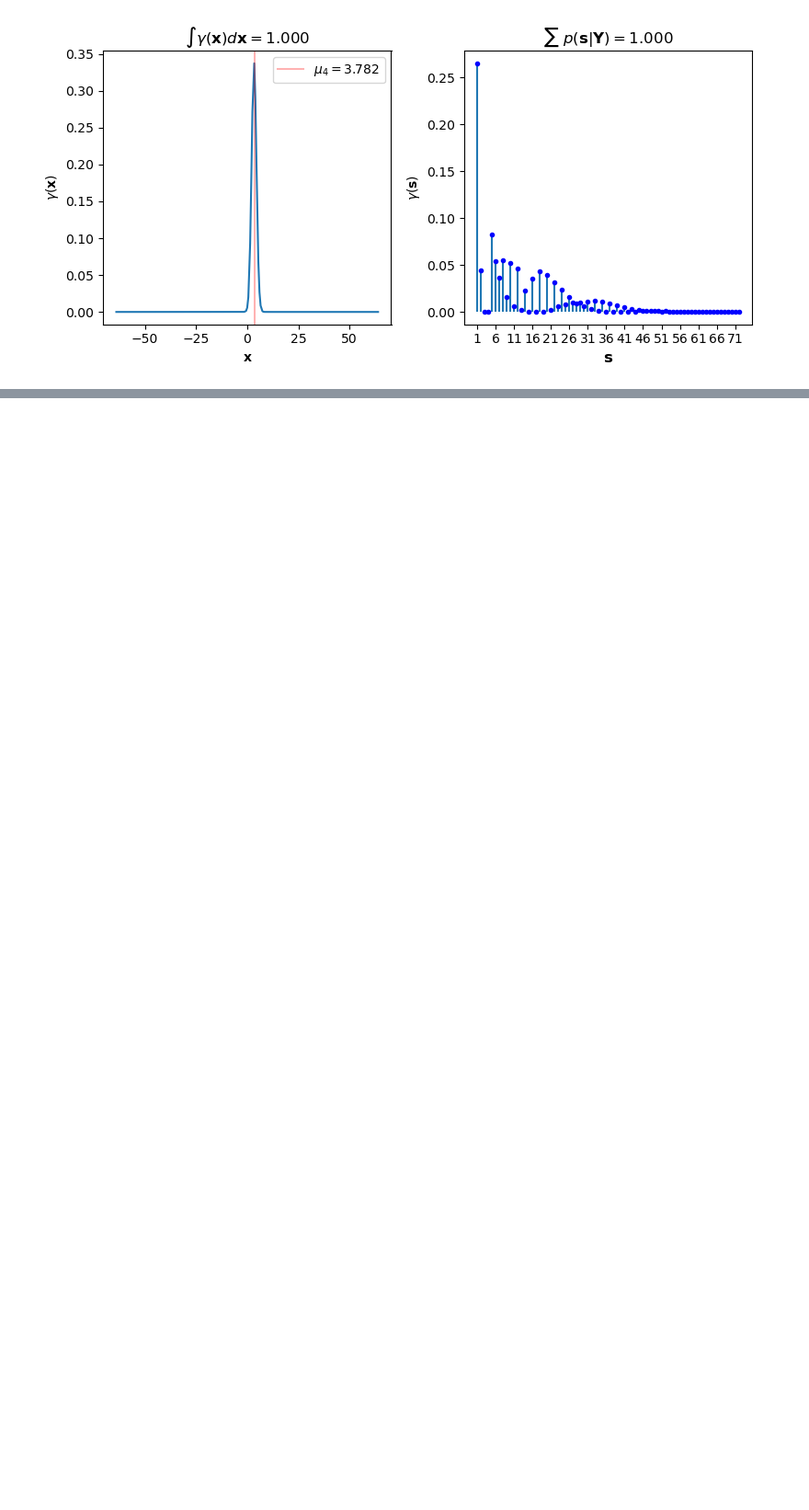
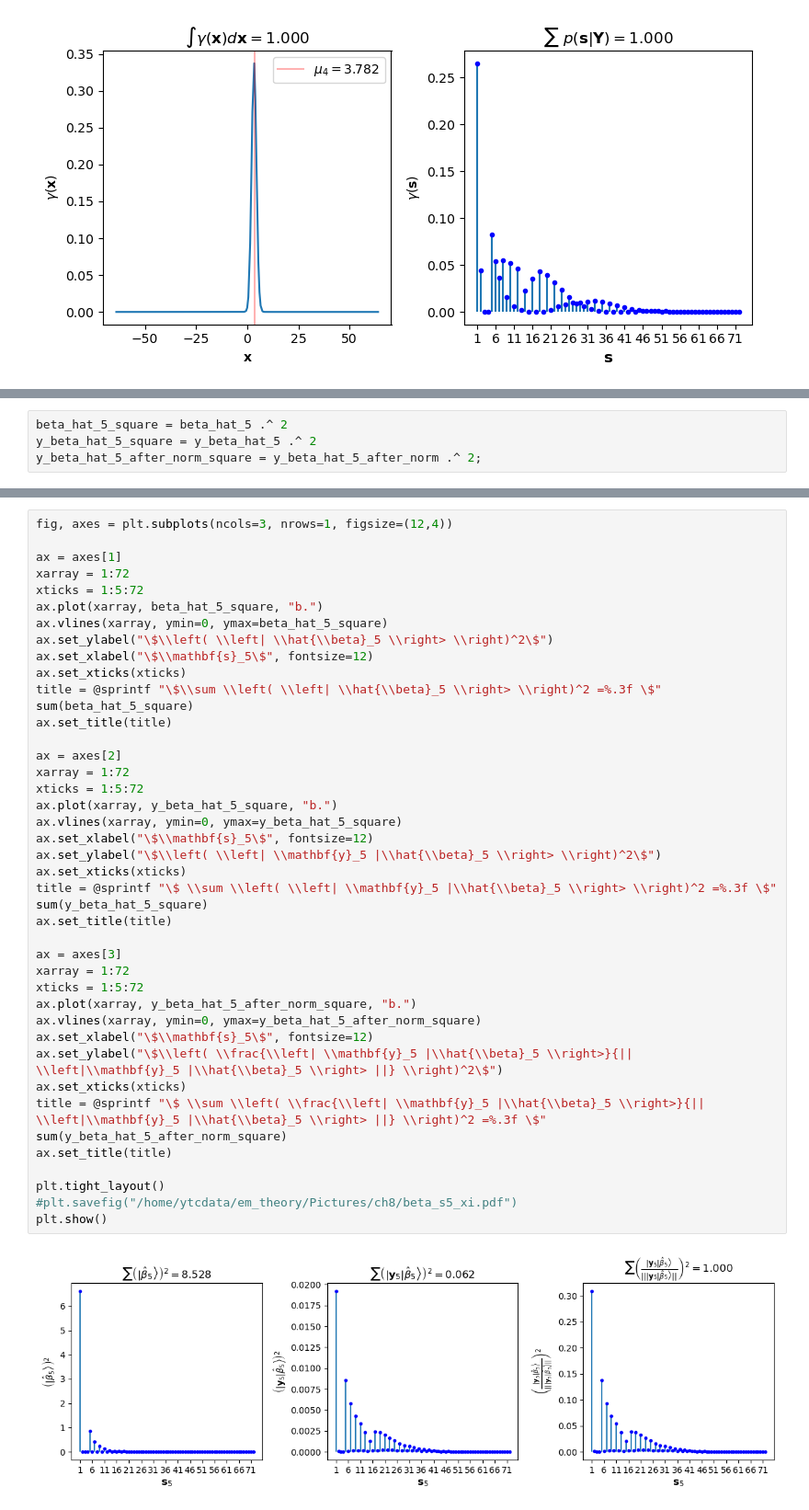
Before and after one commit to yizaochen/md_pisl, a Jupyter notebook: notebooks/diffusion_coefficient/eigenspace_graphical_EM_A_0.ipynb, the cells around one changed output, grey strips where cells are left out. Shown: that part at 92% size. Saved outputs shown, nothing was run; the diff lists cells and outputs as text; blank space fills up the shorter version.

```diff
--- a/notebooks/diffusion_coefficient/eigenspace_graphical_EM_A_0.ipynb
+++ b/notebooks/diffusion_coefficient/eigenspace_graphical_EM_A_0.ipynb
@@ -257,0 +335,4 @@ sqrt.(r_sqrt_array[1:6])
+# %%
+beta_hat_5_square = beta_hat_5 .^ 2
+y_beta_hat_5_square = y_beta_hat_5 .^ 2
+y_beta_hat_5_after_norm_square = y_beta_hat_5_after_norm .^ 2;
@@ -257,0 +374,41 @@ sqrt.(r_sqrt_array[1:6])
+# %%
+fig, axes = plt.subplots(ncols=3, nrows=1, figsize=(12,4))
+
+ax = axes[1]
+xarray = 1:72
+xticks = 1:5:72
+ax.plot(xarray, beta_hat_5_square, "b.")
+ax.vlines(xarray, ymin=0, ymax=beta_hat_5_square)
+ax.set_ylabel("\$\\left( \\left| \\hat{\\beta}_5 \\right> \\right)^2\$")
+ax.set_xlabel("\$\\mathbf{s}_5\$", fontsize=12)
+ax.set_xticks(xticks)
+title = @sprintf "\$\\sum \\left( \\left| \\hat{\\beta}_5 \\right> \\right)^2 =%.3f \$" sum(beta_hat_5_square)
+ax.set_title(title)
+
+ax = axes[2]
+xarray = 1:72
+xticks = 1:5:72
+ax.plot(xarray, y_beta_hat_5_square, "b.")
+ax.vlines(xarray, ymin=0, ymax=y_beta_hat_5_square)
+ax.set_xlabel("\$\\mathbf{s}_5\$", fontsize=12)
+ax.set_ylabel("\$\\left( \\left| \\mathbf{y}_5 |\\hat{\\beta}_5 \\right> \\right)^2\$")
+ax.set_xticks(xticks)
+title = @sprintf "\$ \\sum \\left( \\left| \\mathbf{y}_5 |\\hat{\\beta}_5 \\right> \\right)^2 =%.3f \$" sum(y_beta_hat_5_square)
+ax.set_title(title)
+
+ax = axes[3]
+xarray = 1:72
+xticks = 1:5:72
+ax.plot(xarray, y_beta_hat_5_after_norm_square, "b.")
+ax.vlines(xarray, ymin=0, ymax=y_beta_hat_5_after_norm_square)
+ax.set_xlabel("\$\\mathbf{s}_5\$", fontsize=12)
+ax.set_ylabel("\$\\left( \\frac{\\left| \\mathbf{y}_5 |\\hat{\\beta}_5 \\right>}{|| \\left|\\mathbf{y}_5 |\\hat{\\beta}_5 \\right> ||} \\right)^2\$")
+ax.set_xticks(xticks)
+title = @sprintf "\$ \\sum \\left( \\frac{\\left| \\mathbf{y}_5 |\\hat{\\beta}_5 \\right>}{|| \\left|\\mathbf{y}_5 |\\hat{\\beta}_5 \\right> ||} \\right)^2 =%.3f \$" sum(y_beta_hat_5_after_norm_square)
+ax.set_title(title)
+
+plt.tight_layout()
+#plt.savefig("/home/ytcdata/em_theory/Pictures/ch8/beta_s5_xi.pdf")
+plt.show()
+# %% [output]
+[figure, added]
```
Also changed, not shown: parts of 32 cells of this notebook.
